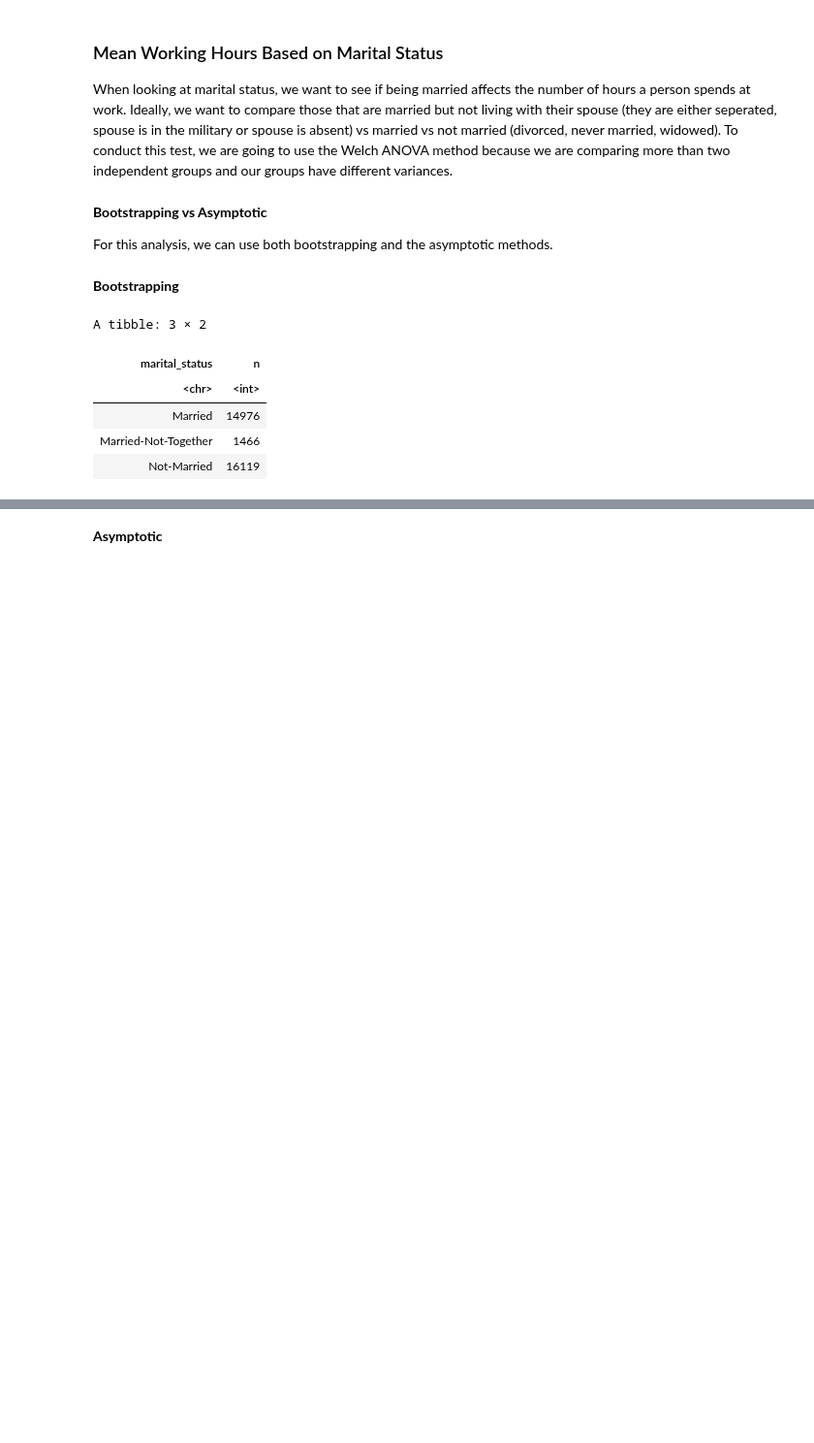
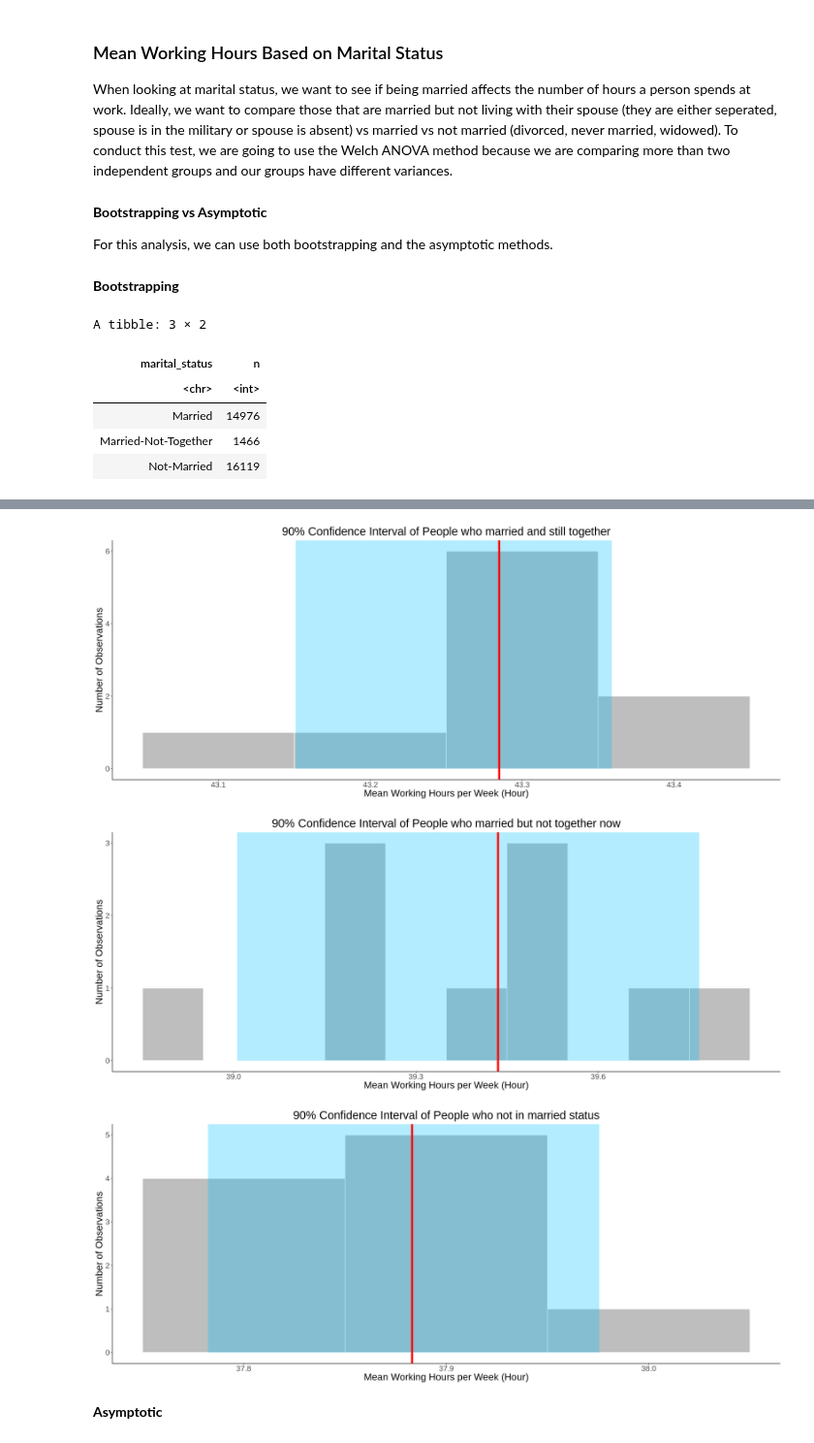
Before and after one commit to sidnand/Inferential-Report-on-Adult-Working-Hours, a Jupyter notebook: Final Report.ipynb, the cells around one changed output, grey strips where cells are left out. Shown at 97% size. Saved outputs shown, nothing was run; the diff lists cells and outputs as text; code cells hidden in the pictures; blank space fills up the shorter version.

Commit message:
add Bootstrapping interval

```diff
--- a/Final Report.ipynb
+++ b/Final Report.ipynb
@@ -575,6 +588,13 @@ For this analysis, we can use both bootstrapping and the asymptotic methods.
 **Bootstrapping**
 # %%
 data_ms %>% group_by(marital_status) %>% summarise(n = n())
+compare_hour_low_hi_marital <- data_ms |>
+    group_by(marital_status) |>
+    summarize(mean_hours_per_week=mean(hours_per_week)) |>
+    pull()
+married_mean_s <- compare_hour_low_hi_marital[1]
+married_nt_mean_s <- compare_hour_low_hi_marital[2]
+not_married_s <- compare_hour_low_hi_marital[3]
 # %% [output]
 A tibble: 3 × 2
 | marital_status | n |
@@ -585,15 +605,15 @@ A tibble: 3 × 2
 # %%
 married_bootstrap <- data_ms %>%
     filter(marital_status == "Married") %>%
-    rep_sample_n(reps= 1000, size = 14976, replace = TRUE)
+    rep_sample_n(reps= 10, size = 14976, replace = TRUE)
 
 married_nt__bootstrap <- data_ms %>%
     filter(marital_status == "Married-Not-Together") %>%
-    rep_sample_n(reps= 1000, size = 1466, replace = TRUE)
+    rep_sample_n(reps= 10, size = 1466, replace = TRUE)
 
 not_married_bootstrap <- data_ms %>%
     filter(marital_status == "Not-Married") %>%
-    rep_sample_n(reps= 1000, size = 16119, replace = TRUE)
+    rep_sample_n(reps= 10, size = 16119, replace = TRUE)
 # %%
 married_mean <- married_bootstrap %>%
     group_by(replicate) %>%
@@ -615,3 +650,62 @@ not_married_mean <- not_married_bootstrap %>%
+# %%
+ci_3 <- married_mean |>
+    summarize(ci_lower = quantile(mean_working_hour,0.05),
+              ci_upper = quantile(mean_working_hour,0.95))
+ci_plot_3 <- married_mean |>
+    ggplot(aes(x = mean_working_hour)) +
+    geom_histogram(colour = "white", fill = "grey", binwidth = 0.1) +
+    annotate("rect", xmin = ci_3$ci_lower, xmax = ci_3$ci_upper, ymin = 0, ymax = Inf,
+             fill = "deepskyblue",
+             alpha = 0.3) +
+    geom_vline(xintercept = married_mean_s,
+               size = 2,
+               colour = "red") +
+    labs(title = "90% Confidence Interval of People who married and still together",
+         x = "Mean Working Hours per Week (Hour)",
+         y = "Number of Observations")  +
+    plot_config
+ci_plot_3
+
+
+ci_4 <- married_nt__mean |>
+    summarize(ci_lower = quantile(mean_working_hour,0.05),
+              ci_upper = quantile(mean_working_hour,0.95))
+ci_plot_4 <- married_nt__mean |>
+    ggplot(aes(x = mean_working_hour)) +
+    geom_histogram(colour = "white", fill = "grey", binwidth = 0.1) +
+    annotate("rect", xmin = ci_4$ci_lower, xmax = ci_4$ci_upper, ymin = 0, ymax = Inf,
+             fill = "deepskyblue",
+             alpha = 0.3) +
+    geom_vline(xintercept = married_nt_mean_s,
+               size = 2,
+               colour = "red") +
+    labs(title = "90% Confidence Interval of People who married but not together now",
+         x = "Mean Working Hours per Week (Hour)",
+         y = "Number of Observations")  +
+    plot_config
+ci_plot_4
+
+ci_5 <- not_married_mean |>
+    summarize(ci_lower = quantile(mean_working_hour,0.05),
+              ci_upper = quantile(mean_working_hour,0.95))
+ci_plot_5 <- not_married_mean |>
+    ggplot(aes(x = mean_working_hour)) +
+    geom_histogram(colour = "white", fill = "grey", binwidth = 0.1) +
+    annotate("rect", xmin = ci_5$ci_lower, xmax = ci_5$ci_upper, ymin = 0, ymax = Inf,
+             fill = "deepskyblue",
+             alpha = 0.3) +
+    geom_vline(xintercept = not_married_s,
+               size = 2,
+               colour = "red") +
+    labs(title = "90% Confidence Interval of People who not in married status",
+         x = "Mean Working Hours per Week (Hour)",
+         y = "Number of Observations")  +
+    plot_config
+ci_plot_5
+# %% [output]
+[figure, added]
+[figure, added]
+[figure, added]
 # %% [markdown]
 **Asymptotic**
 # %%
```
Also changed, not shown: parts of 7 cells of this notebook.
